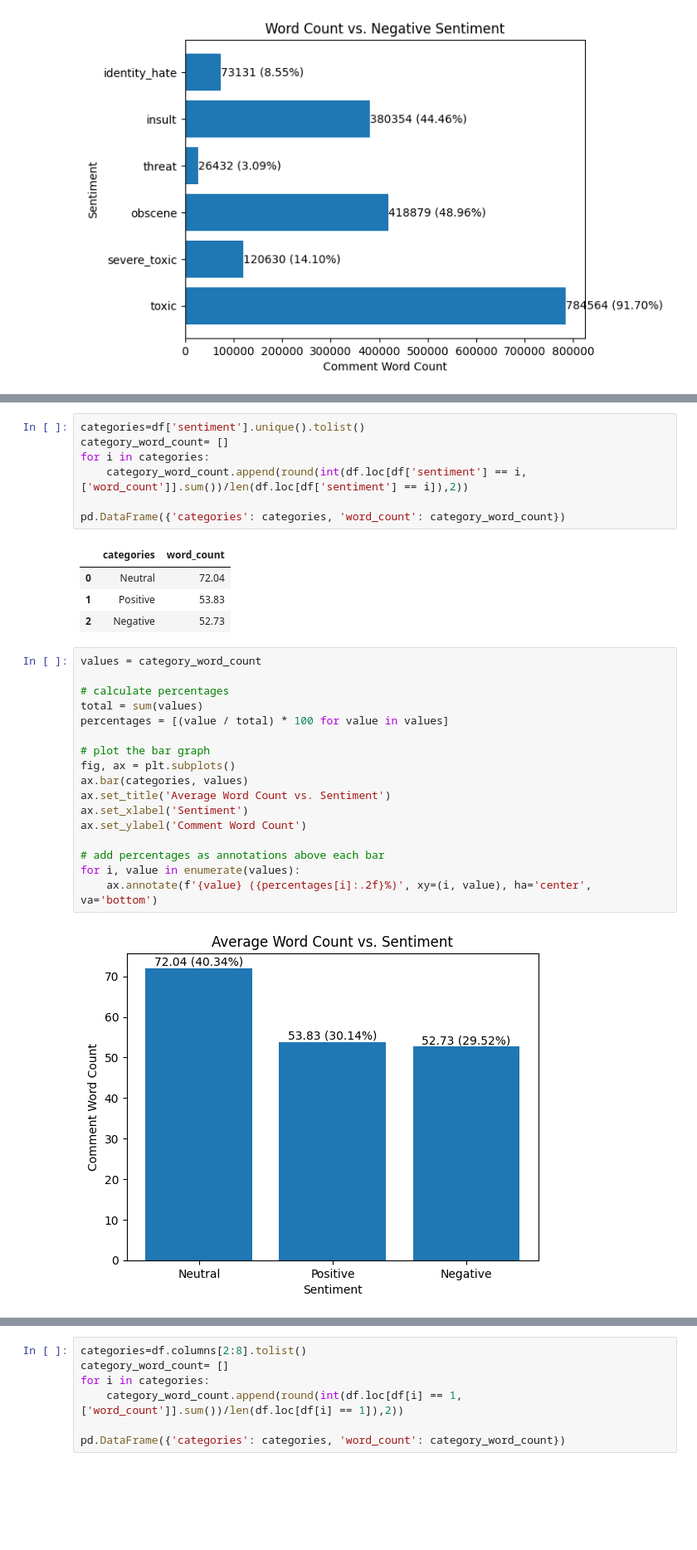
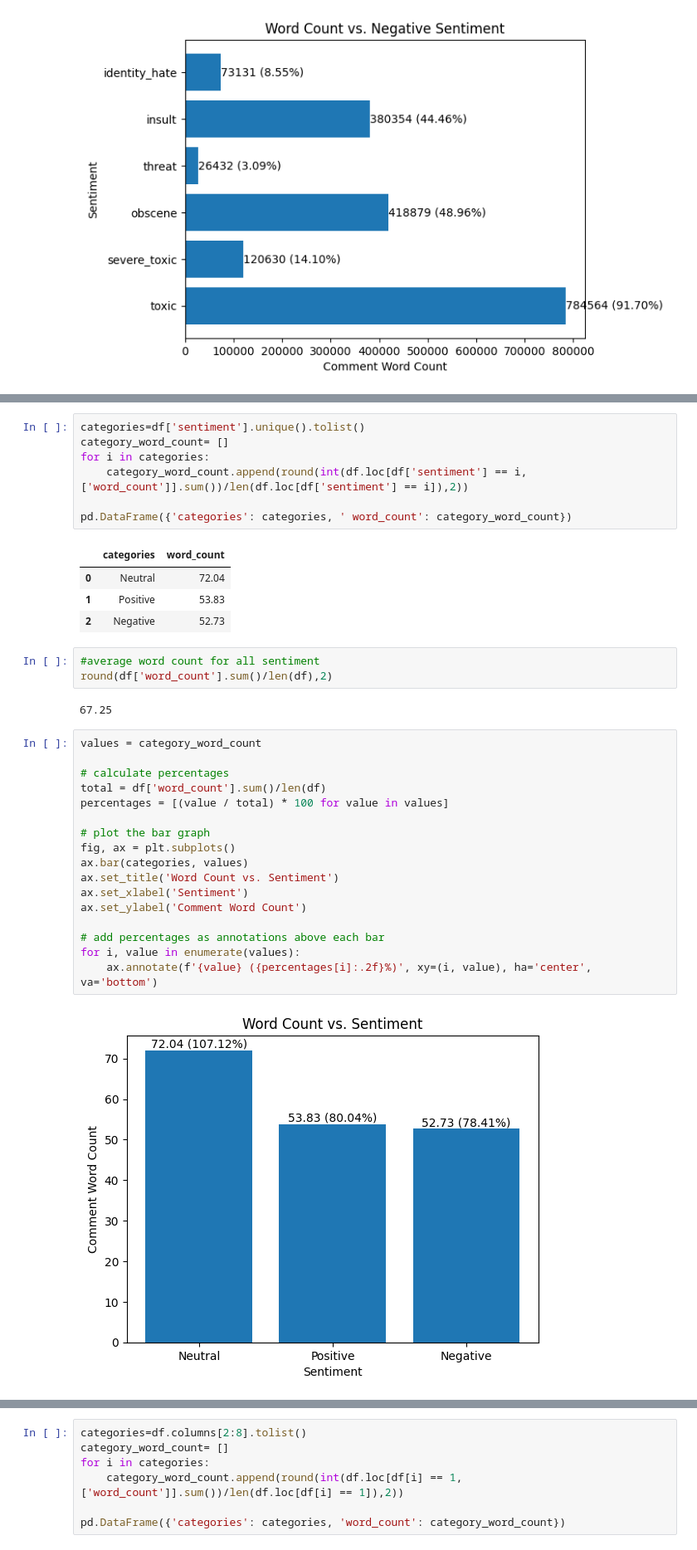
Before and after one commit to whoismanoj/Team3-SC1005-miniProject-ToxicCommentClassifier, a Jupyter notebook: DSAI_Project.ipynb, the cells around one changed output, grey strips where cells are left out. Shown at 83% size. Cells and saved outputs as stored; diff of their text form; blank space fills up the shorter version.

```diff
--- a/DSAI_Project.ipynb
+++ b/DSAI_Project.ipynb
@@ -325,28 +338,33 @@ category_word_count= []
 for i in categories:
     category_word_count.append(round(int(df.loc[df['sentiment'] == i, ['word_count']].sum())/len(df.loc[df['sentiment'] == i]),2))
 
-pd.DataFrame({'categories': categories, 'word_count': category_word_count})
+pd.DataFrame({'categories': categories, ' word_count': category_word_count})
 # %% [output]
 |  | categories | word_count |
 | 0 | Neutral | 72.04 |
 | 1 | Positive | 53.83 |
 | 2 | Negative | 52.73 |
+# %%
+#average word count for all sentiment
+round(df['word_count'].sum()/len(df),2)
+# %% [output]
+67.25
 # %%
 values = category_word_count
 
 # calculate percentages
-total = sum(values)
+total = df['word_count'].sum()/len(df)
 percentages = [(value / total) * 100 for value in values]
 
 # plot the bar graph
 fig, ax = plt.subplots()
 ax.bar(categories, values)
-ax.set_title('Average Word Count vs. Sentiment')
+ax.set_title('Word Count vs. Sentiment')
 ax.set_xlabel('Sentiment')
 ax.set_ylabel('Comment Word Count')
 
 # add percentages as annotations above each bar
 for i, value in enumerate(values):
     ax.annotate(f'{value} ({percentages[i]:.2f}%)', xy=(i, value), ha='center', va='bottom')
 # %% [output]
-[figure, old version]
+[figure, new version]
```
Also changed, not shown: parts of 14 cells of this notebook.
